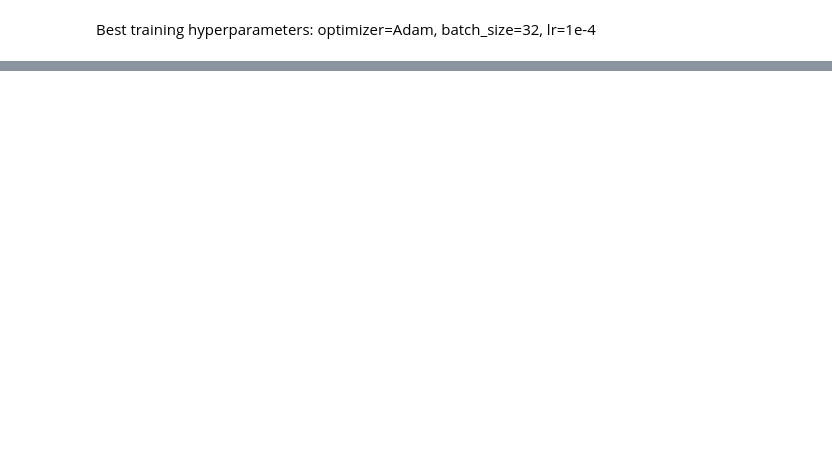
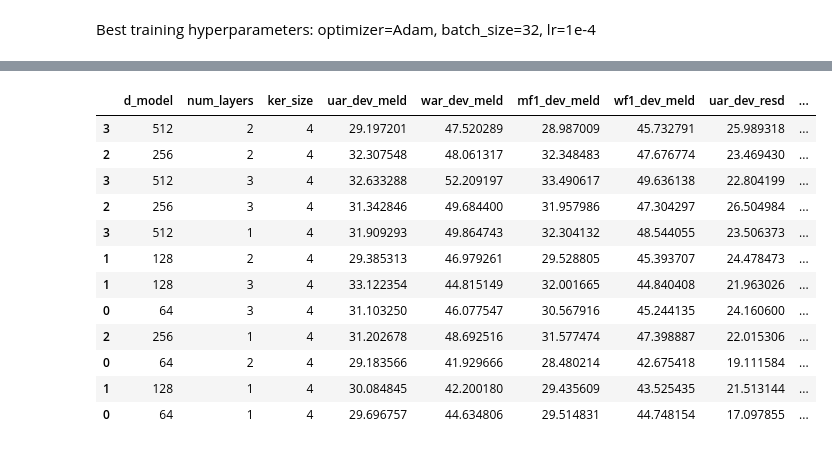
Before and after one commit to LEYA-HSE/BiBiER, a Jupyter notebook: text-based_experiments/Mamba_experiments.ipynb, the cells around one changed output, grey strips where cells are left out. Drawn from its saved outputs; the diff is of its cells as text; code cells hidden in the pictures; blank space fills up the shorter version.

```diff
--- a/text-based_experiments/Mamba_experiments.ipynb
+++ b/text-based_experiments/Mamba_experiments.ipynb
@@ -1123,0 +1319,2 @@ Best training hyperparameters: optimizer=Adam, batch_size=32, lr=1e-4
+# %%
+PATH_TO_MODEL = os.path.join(ROOT_DIR, "Models_mamba_canine-c")
@@ -1123,0 +1474,23 @@ Best training hyperparameters: optimizer=Adam, batch_size=32, lr=1e-4
+# %%
+%%capture --no-stdout
+result = []
+ker_size = 4
+num_layers = 3
+for d_model in [64, 128, 256, 512]:
+    print(f"d_model={d_model}, num_layers={num_layers}, ker_size={ker_size}")
+    model_mamba = Mamba(model_name='canine-c', pooling=None,  num_layers = num_layers, d_input = 768, d_model = d_model, num_classes=7, ker_size=ker_size).to(device)
+    optimizer = optim.Adam(params = model_mamba.parameters(), lr = LEARNING_RATE)
+    loss_fn = nn.CrossEntropyLoss(weight=class_weights)
+    trainer = ModelTrainer(model_mamba, train_dataloader, dev_meld_dataloader, dev_resd_dataloader, test_meld_dataloader, test_resd_dataloader, device, EPOCHS, ROUND_LOSS, ROUND_ACC, optimizer, loss_fn)
+    trainer.train(PATH_TO_MODEL)
+    checkpoint = torch.load(os.path.join(PATH_TO_MODEL, trainer._best_model_name))
+    model_mamba.load_state_dict(checkpoint['model_state_dict'])
+    metrics_dev_meld = evaluate_metrics(model_mamba, dev_meld_dataloader)
+    metrics_dev_resd = evaluate_metrics(model_mamba, dev_resd_dataloader)
+    print("Метрики на валидационной выборке MELD: ", metrics_dev_meld)
+    print("Метрики на валидационной выборке RESD: ", metrics_dev_resd)
+    metrics_test_meld = evaluate_metrics(model_mamba, test_meld_dataloader)
+    metrics_test_resd = evaluate_metrics(model_mamba, test_resd_dataloader)
+    print("Метрики на тестовой выборке MELD: ", metrics_test_meld)
+    print("Метрики на тестовой выборке RESD: ", metrics_test_resd)
+    result.append([{"d_model" : d_model, "num_layers": num_layers, "ker_size" : ker_size}, metrics_dev_meld, metrics_dev_resd, metrics_test_meld, metrics_test_resd, trainer._best_model_name])
@@ -1123,0 +1515,26 @@ Best training hyperparameters: optimizer=Adam, batch_size=32, lr=1e-4
+# %%
+columns = ["d_model", "num_layers", "ker_size", "uar_dev_meld", "war_dev_meld", "mf1_dev_meld", "wf1_dev_meld", "uar_dev_resd", "war_dev_resd", "mf1_dev_resd", "wf1_dev_resd", "uar_test_meld", "war_test_meld", "mf1_test_meld", "wf1_test_meld", "uar_test_resd", "war_test_resd", "mf1_test_resd", "wf1_test_resd", "путь"]
+df = pd.concat([pd.read_csv(os.path.join(PATH_TO_MODEL, "result_num_layers_1_ker_size_4_d_model.csv"), index_col=0), pd.read_csv(os.path.join(PATH_TO_MODEL, "result_num_layers_2_ker_size_4_d_model.csv"), index_col=0), pd.read_csv(os.path.join(os.path.join(ROOT_DIR, "Models_mamba"), "result_num_layers_3_ker_size_4_d_model.csv"), index_col=0)])
+df.columns=columns
+# %%
+df['average_dev_meld'] = (df['uar_dev_meld'] + df['war_dev_meld'] + df['mf1_dev_meld'] + df['wf1_dev_meld']) / 4.0
+df['average_dev_resd'] = (df['uar_dev_resd'] + df['war_dev_resd'] + df['mf1_dev_resd'] + df['wf1_dev_resd']) / 4.0
+df['average_test_meld'] = (df['uar_test_meld'] + df['war_test_meld'] + df['mf1_test_meld'] + df['wf1_test_meld']) / 4.0
+df['average_test_resd'] = (df['uar_test_resd'] + df['war_test_resd'] + df['mf1_test_resd'] + df['wf1_test_resd']) / 4.0
+df['avg_test'] = 0.5 * (df['average_test_meld'] + df['average_test_resd'])
+# %%
+df.sort_values('avg_test' , ascending=False)
+# %% [output]
+|  | d_model | num_layers | ker_size | uar_dev_meld | war_dev_meld | mf1_dev_meld | wf1_dev_meld | uar_dev_resd | ... |
+| 3 | 512 | 2 | 4 | 29.197201 | 47.520289 | 28.987009 | 45.732791 | 25.989318 | ... |
+| 2 | 256 | 2 | 4 | 32.307548 | 48.061317 | 32.348483 | 47.676774 | 23.469430 | ... |
+| 3 | 512 | 3 | 4 | 32.633288 | 52.209197 | 33.490617 | 49.636138 | 22.804199 | ... |
+| 2 | 256 | 3 | 4 | 31.342846 | 49.684400 | 31.957986 | 47.304297 | 26.504984 | ... |
+| 3 | 512 | 1 | 4 | 31.909293 | 49.864743 | 32.304132 | 48.544055 | 23.506373 | ... |
+| 1 | 128 | 2 | 4 | 29.385313 | 46.979261 | 29.528805 | 45.393707 | 24.478473 | ... |
+| 1 | 128 | 3 | 4 | 33.122354 | 44.815149 | 32.001665 | 44.840408 | 21.963026 | ... |
+| 0 | 64 | 3 | 4 | 31.103250 | 46.077547 | 30.567916 | 45.244135 | 24.160600 | ... |
+| 2 | 256 | 1 | 4 | 31.202678 | 48.692516 | 31.577474 | 47.398887 | 22.015306 | ... |
+| 0 | 64 | 2 | 4 | 29.183566 | 41.929666 | 28.480214 | 42.675418 | 19.111584 | ... |
+| 1 | 128 | 1 | 4 | 30.084845 | 42.200180 | 29.435609 | 43.525435 | 21.513144 | ... |
+| 0 | 64 | 1 | 4 | 29.696757 | 44.634806 | 29.514831 | 44.748154 | 17.097855 | ... |
```
Also changed, not shown: parts of 24 cells of this notebook, 2 other files.
